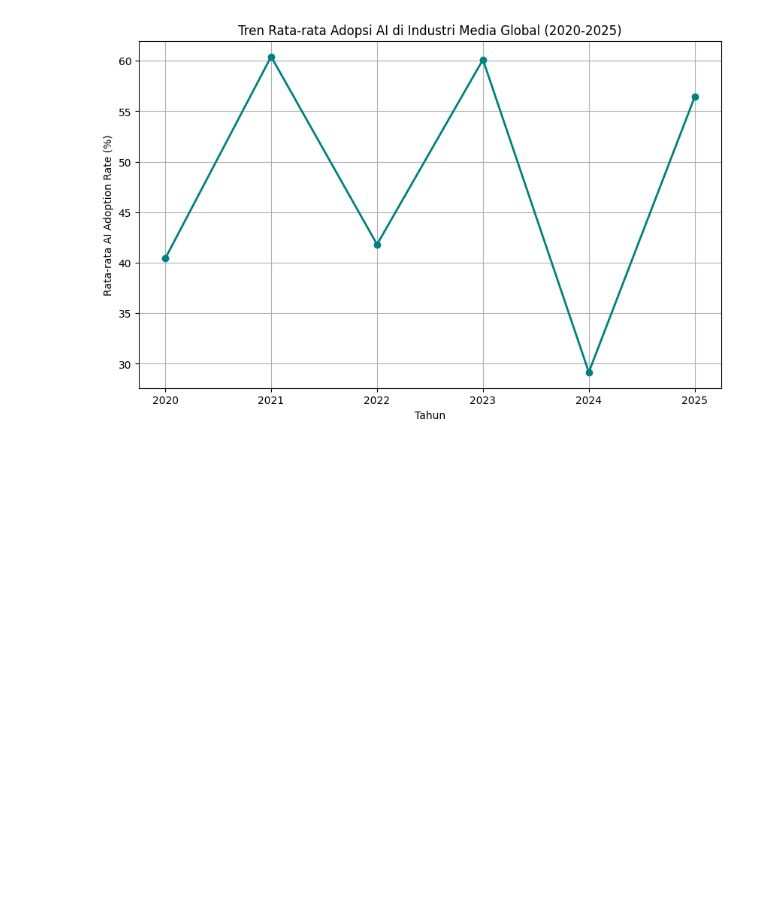
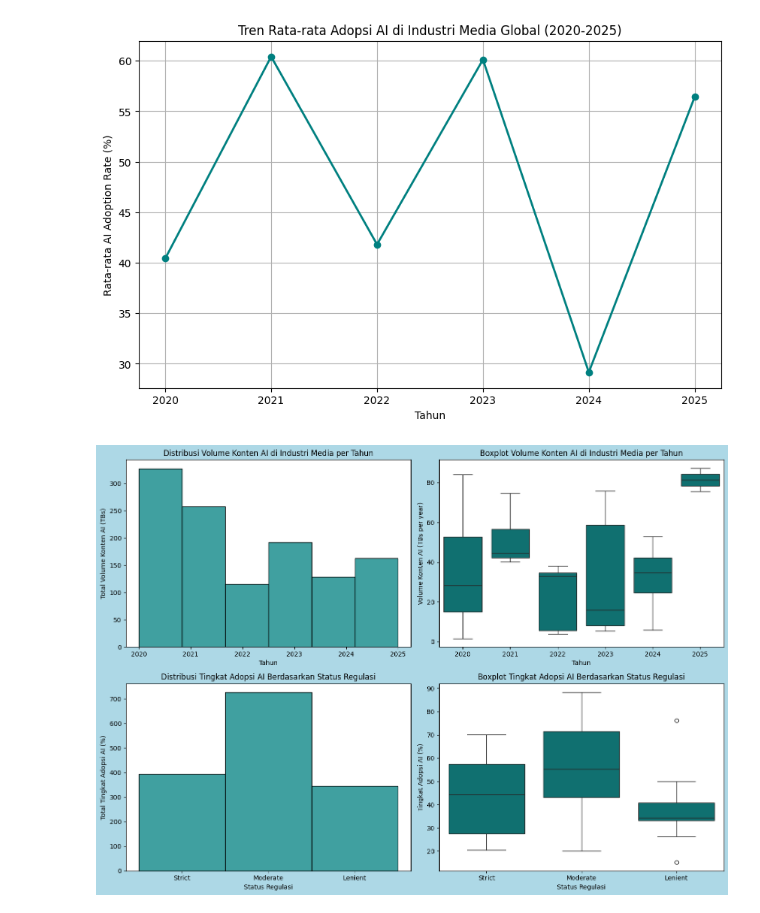
Before and after one commit to Syauqi06/data-science_Impact-Of-AI, a Jupyter notebook: UAS_Algo_Data_Science.ipynb, the cells around one changed output. Cells and saved outputs as stored; diff of their text form; code cells hidden in the pictures; blank space fills up the shorter version.

Commit message:
Visual Data 2

```diff
--- a/UAS_Algo_Data_Science.ipynb
+++ b/UAS_Algo_Data_Science.ipynb
@@ -100,3 +100,31 @@ plt.xticks(avg_adoption_by_year['Year'])
 plt.show()
 # %% [output]
 [figure]
+# %%
+fig, axes = plt.subplots(2, 2, figsize=(14, 10), facecolor='lightblue')
+
+sns.histplot(data=media_data, x='Year', weights='AI-Generated Content Volume (TBs per year)', bins=6, color='teal', ax=axes[0, 0])
+axes[0, 0].set_title('Distribusi Volume Konten AI di Industri Media per Tahun')
+axes[0, 0].set_xlabel('Tahun')
+axes[0, 0].set_ylabel('Total Volume Konten AI (TBs)')
+
+sns.boxplot(data=media_data, x='Year', y='AI-Generated Content Volume (TBs per year)', color='teal', ax=axes[0, 1])
+axes[0, 1].set_title('Boxplot Volume Konten AI di Industri Media per Tahun')
+axes[0, 1].set_xlabel('Tahun')
+axes[0, 1].set_ylabel('Volume Konten AI (TBs per year)')
+
+sns.histplot(data=media_data, x='Regulation Status', weights='AI Adoption Rate (%)', color='teal', ax=axes[1, 0])
+axes[1, 0].set_title('Distribusi Tingkat Adopsi AI Berdasarkan Status Regulasi')
+axes[1, 0].set_xlabel('Status Regulasi')
+axes[1, 0].set_ylabel('Total Tingkat Adopsi AI (%)')
+
+sns.boxplot(data=media_data, x='Regulation Status', y='AI Adoption Rate (%)', color='teal', ax=axes[1, 1])
+axes[1, 1].set_title('Boxplot Tingkat Adopsi AI Berdasarkan Status Regulasi')
+axes[1, 1].set_xlabel('Status Regulasi')
+axes[1, 1].set_ylabel('Tingkat Adopsi AI (%)')
+
+plt.tight_layout()
+
+plt.show()
+# %% [output]
+[figure, added]
```
